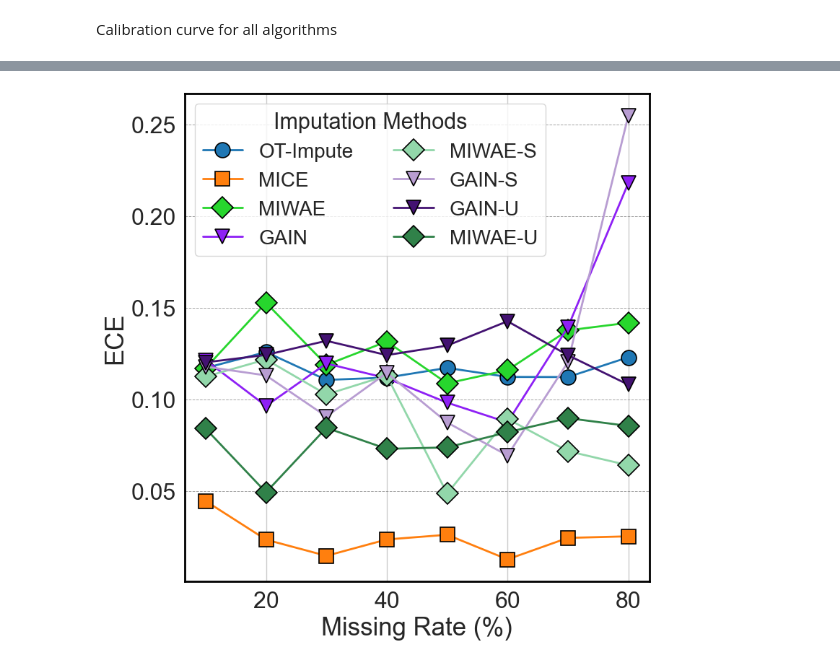
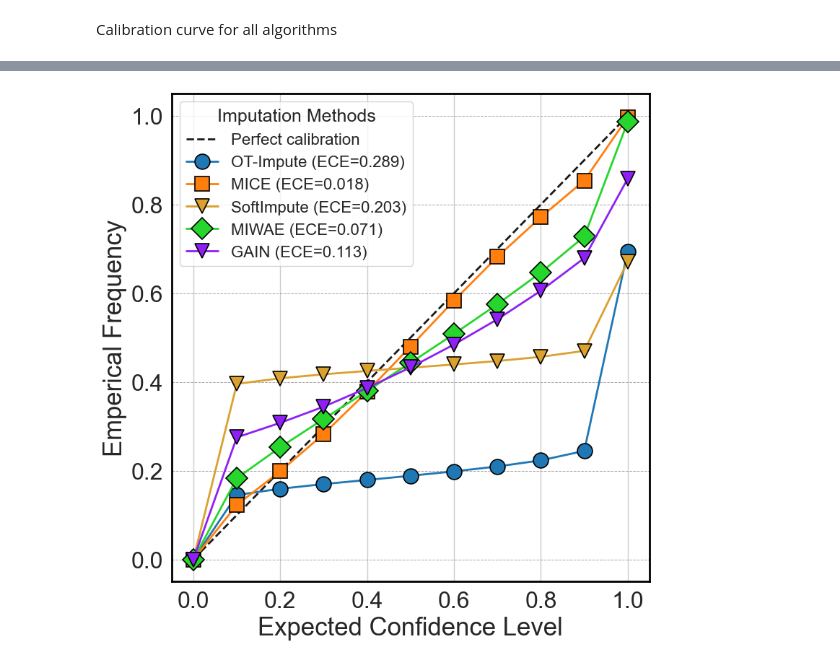
Before and after one commit to ZarinTahia/Imputation_Uncertainty, a Jupyter notebook: Notebook/GasSensor.ipynb, the cells around one changed output, grey strips where cells are left out. Cells and saved outputs as stored; diff of their text form; code cells hidden in the pictures.

```diff
--- a/Notebook/GasSensor.ipynb
+++ b/Notebook/GasSensor.ipynb
@@ -2427,7 +2577,7 @@ df_results = pd.read_csv(
     r"C:\Users\zhossai3\Desktop\Uncertainty\imputation_Uncertainty\Output\results\Gas_mcar_allMethod_results_with_all_missing_values.csv"
 )
 
-target_missing_rate = 30  # example: 20%
+target_missing_rate = 30 # example: 20%
 df_filtered = df_results[df_results['MissingRate'] == target_missing_rate]
 
 
@@ -2465,7 +2615,11 @@ algo_styles = {
     "MIWAE-S": {"color": "#92d7aa", "marker": "D"},
     "GAIN-S": {"color": "#b89dd2", "marker": "v"},
     "MIWAE-U": {"color": "#308149", "marker": "D"},
-    "GAIN-U": {"color": "#431271", "marker": "v"}
+    "GAIN-U": {"color": "#431271", "marker": "v"},
+    "SoftImpute": {"color": "#DAA12E", "marker": "v"},
+    "TabCSDI": {"color": "#710B0B", "marker": "v"},
+    "TabCSDI-S": {"color": "#CF616A", "marker": "v"},
+
 }
 
 # ---- Plot ----
@@ -2473,8 +2627,9 @@ plt.figure(figsize=(8, 8))
 plt.plot([0, 1], [0, 1], 'k--', label='Perfect calibration', linewidth=2)
 
 for algo in algorithms:
-    if algo == "VAEAC":   # <-- skip VAEAC
+    if algo == "GAIN-S" or algo == "GAIN-U" or algo == "MIWAE-U" or algo =="MIWAE-S" or algo == "TabCSDI-S":
         continue
+
     df_algo = df_filtered[df_filtered['Algorithm'] == algo]
 
     true_vals = df_algo['TrueValue'].values
@@ -2500,7 +2655,7 @@ plt.ylabel("Emperical Frequency", fontsize=y_label_fontsize)  # changed from Emp
 # Legend (smaller, clean)
 
 
-plt.legend(title="Imputation Methods",loc="center",bbox_to_anchor=(0.75, 0.25),fontsize=legend_label_fontsize, title_fontsize=legend_title_fontsize)
+plt.legend(ncol=1,title="Imputation Methods",fontsize=legend_label_fontsize, title_fontsize=legend_title_fontsize)
 
 # Borders (black edges)
 ax = plt.gca()
@@ -2533,33 +2686,32 @@ import matplotlib.pyplot as plt
 from scipy.stats import norm
 import seaborn as sns
 
-def compute_ece(true_values, imputed_mean, imputed_std):
+def calibration_curve_points(true_values, imputed_mean, imputed_std):
     imputed_std_safe = imputed_std + 1e-6
     cdf_vals = norm.cdf(true_values, loc=imputed_mean, scale=imputed_std_safe)
-
     quantiles = np.linspace(0, 1, 11)
     proportions = [(cdf_vals < q).mean() for q in quantiles]
-
-    ece = np.abs(np.array(proportions) - quantiles).mean()
-    return ece
+    return quantiles, proportions
 
 # Load CSV results
 df_results = pd.read_csv(
-    r"C:\Users\zhossai3\Desktop\Uncertainty\imputation_Uncertainty\Output\results\Gas_mcar_allMethod_results_with_all_missing_values.csv"
+    r"C:\Users\zhossai3\Desktop\Uncertainty\imputation_Uncertainty\Output\results\Gas_mnar_allMethod_results_with_all_missing_values.csv"
 )
 
-# Rename algorithms for consistency
+target_missing_rate = 30 # example: 20%
+df_filtered = df_results[df_results['MissingRate'] == target_missing_rate]
 
 
-algorithms = df_results['Algorithm'].unique()
 
-# ---- Plot Styling ----
+algorithms = df_filtered['Algorithm'].unique()
+
+# ---- Consistent Plot Styling ----
 x_label_fontsize = 25
 y_label_fontsize = 25
 x_tick_fontsize = 23
 y_tick_fontsize = 23
-legend_title_fontsize = 22
-legend_label_fontsize = 20
+legend_title_fontsize = 18
+legend_label_fontsize = 16
 marker_size = 15
 
 plt.rcParams.update({
@@ -2584,64 +2736,67 @@ algo_styles = {
     "MIWAE-S": {"color": "#92d7aa", "marker": "D"},
     "GAIN-S": {"color": "#b89dd2", "marker": "v"},
     "MIWAE-U": {"color": "#308149", "marker": "D"},
-    "GAIN-U": {"color": "#431271", "marker": "v"}
+    "GAIN-U": {"color": "#431271", "marker": "v"},
+    "SoftImpute": {"color": "#DAA12E", "marker": "v"},
+    "TabCSDI": {"color": "#710B0B", "marker": "v"},
+    "TabCSDI-S": {"color": "#CF616A", "marker": "v"},
+
 }
 
-# ---- Plot ECE vs Missing Rate for all algorithms ----
+# ---- Plot ----
 plt.figure(figsize=(8, 8))
+plt.plot([0, 1], [0, 1], 'k--', label='Perfect calibration', linewidth=2)
 
 for algo in algorithms:
+    if algo == "GAIN-S" or algo == "GAIN-U" or algo == "MIWAE-U" or algo =="MIWAE-S" or algo == "TabCSDI-S":
+        continue
 
-    df_algo = df_results[df_results['Algorithm'] == algo]
-    missing_rates = sorted(df_algo['MissingRate'].unique())
-    ece_values = []
+    df_algo = df_filtered[df_filtered['Algorithm'] == algo]
 
-    for mr in missing_rates:
-        df_mr = df_algo[df_algo['MissingRate'] == mr]
-        true_vals = df_mr['TrueValue'].values
-        mean_vals = df_mr['ImputedMean'].values
-        std_vals = df_mr['ImputedStd'].values
-        ece = compute_ece(true_vals, mean_vals, std_vals)
-        ece_values.append(ece)
+    true_vals = df_algo['TrueValue'].values
+    mean_vals = df_algo['ImputedMean'].values
+    std_vals = df_algo['ImputedStd'].values
 
-    style = algo_styles.get(algo, {"color": "black", "marker": "o"})
+    quantiles, proportions = calibration_curve_points(true_vals, mean_vals, std_vals)
+    ece = np.abs(np.array(proportions) - quantiles).mean()
+
+    style = algo_styles.get(algo, {"color": "black", "marker": "o"})  # fallback
     plt.plot(
-        missing_rates, ece_values,
+        quantiles, proportions,
         marker=style["marker"], color=style["color"],
         markersize=marker_size, linewidth=2,
-        markeredgecolor="black", markeredgewidth=1.2,
-        label=algo
+        label=f"{algo} (ECE={ece:.3f})",
+        markeredgecolor="black", markeredgewidth=1.2
     )
 
-# Axis labels and title
-plt.xlabel("Missing Rate (%)", fontsize=x_label_fontsize)
-plt.ylabel("ECE", fontsize=y_label_fontsize)
-#plt.title("ECE vs Missing Rate for All Algorithms", fontsize=28)
+# Axis labels
+plt.xlabel("Expected Confidence Level", fontsize=x_label_fontsize)
+plt.ylabel("Emperical Frequency", fontsize=y_label_fontsize)  # changed from Empirical Frequency
 
-# Legend
-plt.legend(ncol=2,title="Imputation Methods",loc='upper left', fontsize=legend_label_fontsize, title_fontsize=legend_title_fontsize)
+# Legend (smaller, clean)
+
+
+plt.legend(ncol=1,title="Imputation Methods",fontsize=legend_label_fontsize, title_fontsize=legend_title_fontsize)
 
 # Borders (black edges)
 ax = plt.gca()
 for spine in ax.spines.values():
     spine.set_visible(True)
     spine.set_color('black')
     spine.set_linewidth(2)
 
 # Grid lines
 ax.yaxis.grid(True, linestyle='--', color='grey', linewidth=0.7, alpha=0.7)
 
 # Tick params
 ax.tick_params(axis='x', labelsize=x_tick_fontsize)
 ax.tick_params(axis='y', labelsize=y_tick_fontsize)
 ax.yaxis.set_tick_params(width=1.5, length=5)
 
 plt.tight_layout()
-
-# Save
-save_path = r"C:\Users\zhossai3\Desktop\Uncertainty\imputation_Uncertainty\Output\Gas_MCAR_ECE_vs_MissingRate.pdf"
+save_path = r"C:\Users\zhossai3\Desktop\Uncertainty\imputation_Uncertainty\Output\Gas_MNAR30_CalibrationCurve_allMethods.pdf"
 plt.savefig(save_path, format="pdf", bbox_inches="tight")
 
 plt.show()
 # %% [output]
-[figure, old version]
+[figure, new version]
```
Also changed, not shown: parts of 65 cells of this notebook, 12 other files.
